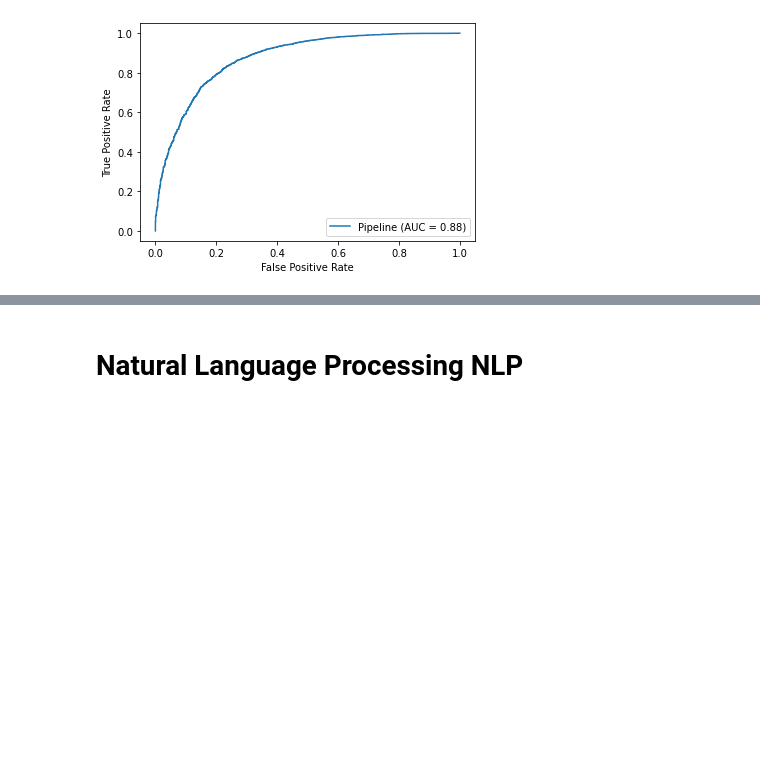
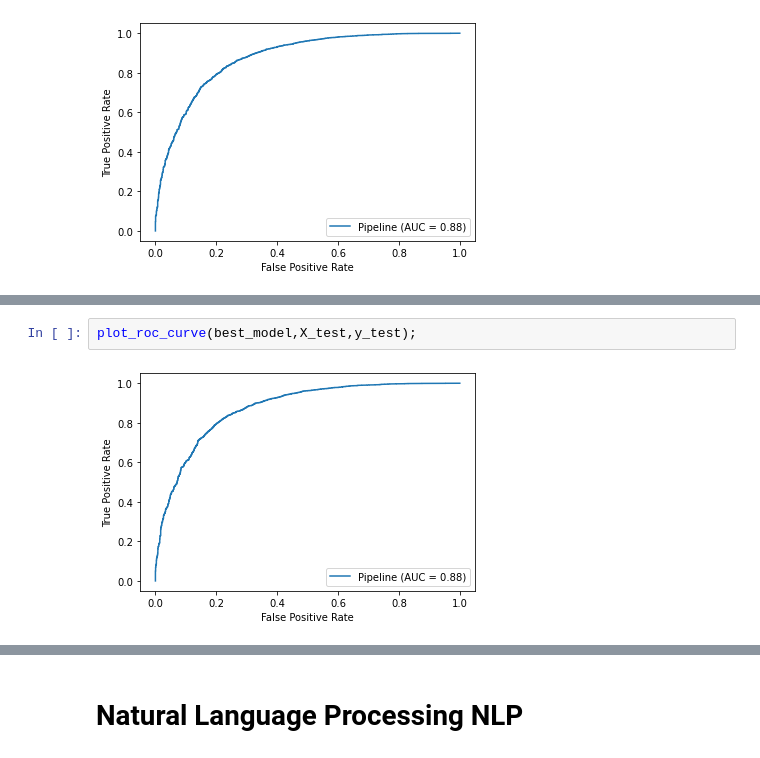
Before and after one commit to wasih790/Hotel_Sentiment_Analysis, a Jupyter notebook: Sentiment Analysis/Sentiment Analysis.ipynb, the cells around one changed output, grey strips where cells are left out. Saved outputs shown, nothing was run; the diff lists cells and outputs as text; blank space fills up the shorter version.

```diff
--- a/Sentiment Analysis/Sentiment Analysis.ipynb
+++ b/Sentiment Analysis/Sentiment Analysis.ipynb
@@ -198,0 +322,4 @@ plot_roc_curve(pipe,X_test,y_test);
+# %%
+plot_roc_curve(best_model,X_test,y_test);
+# %% [output]
+[figure, added]
```
Also changed, not shown: parts of 14 cells of this notebook.
